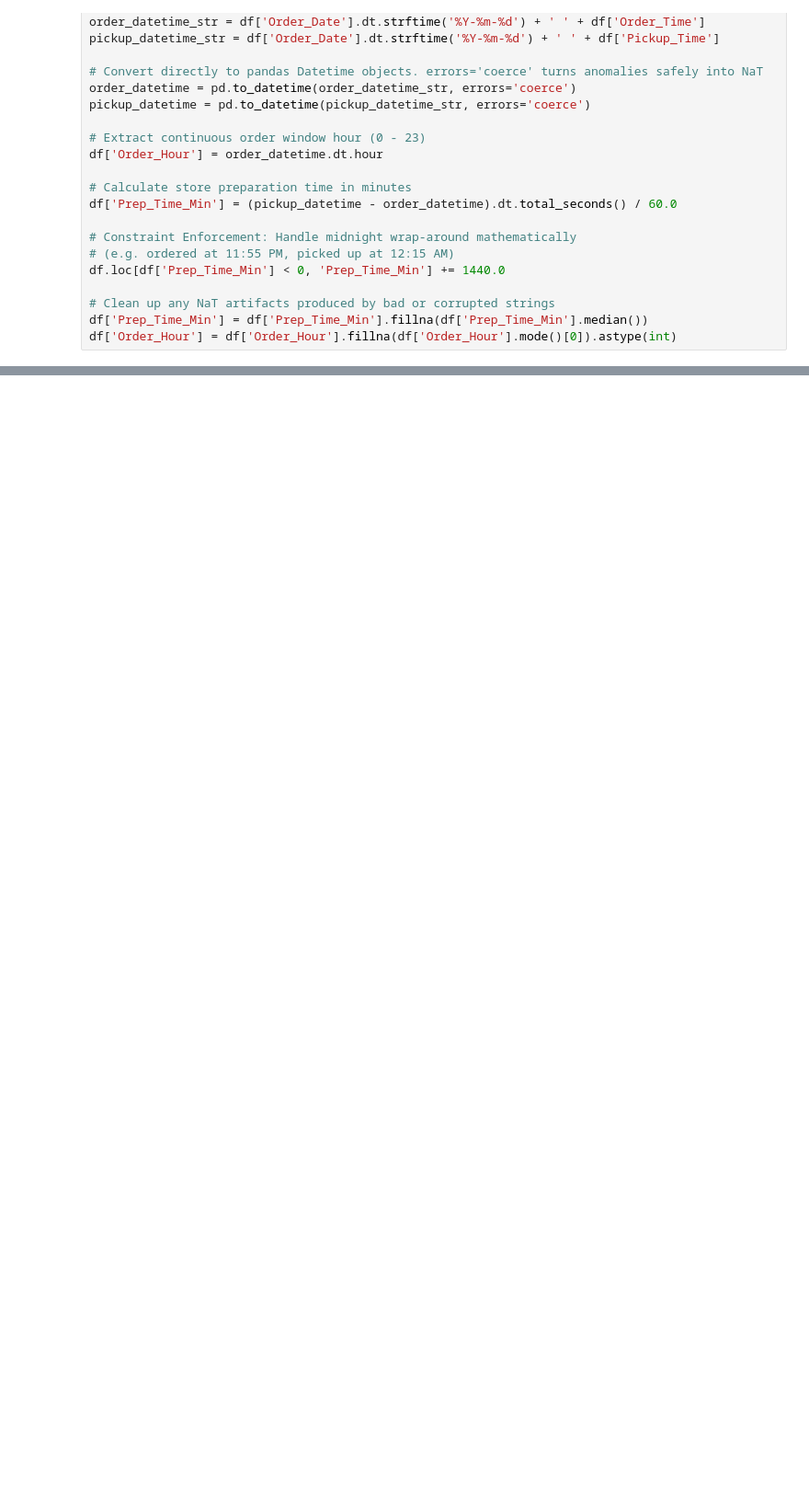
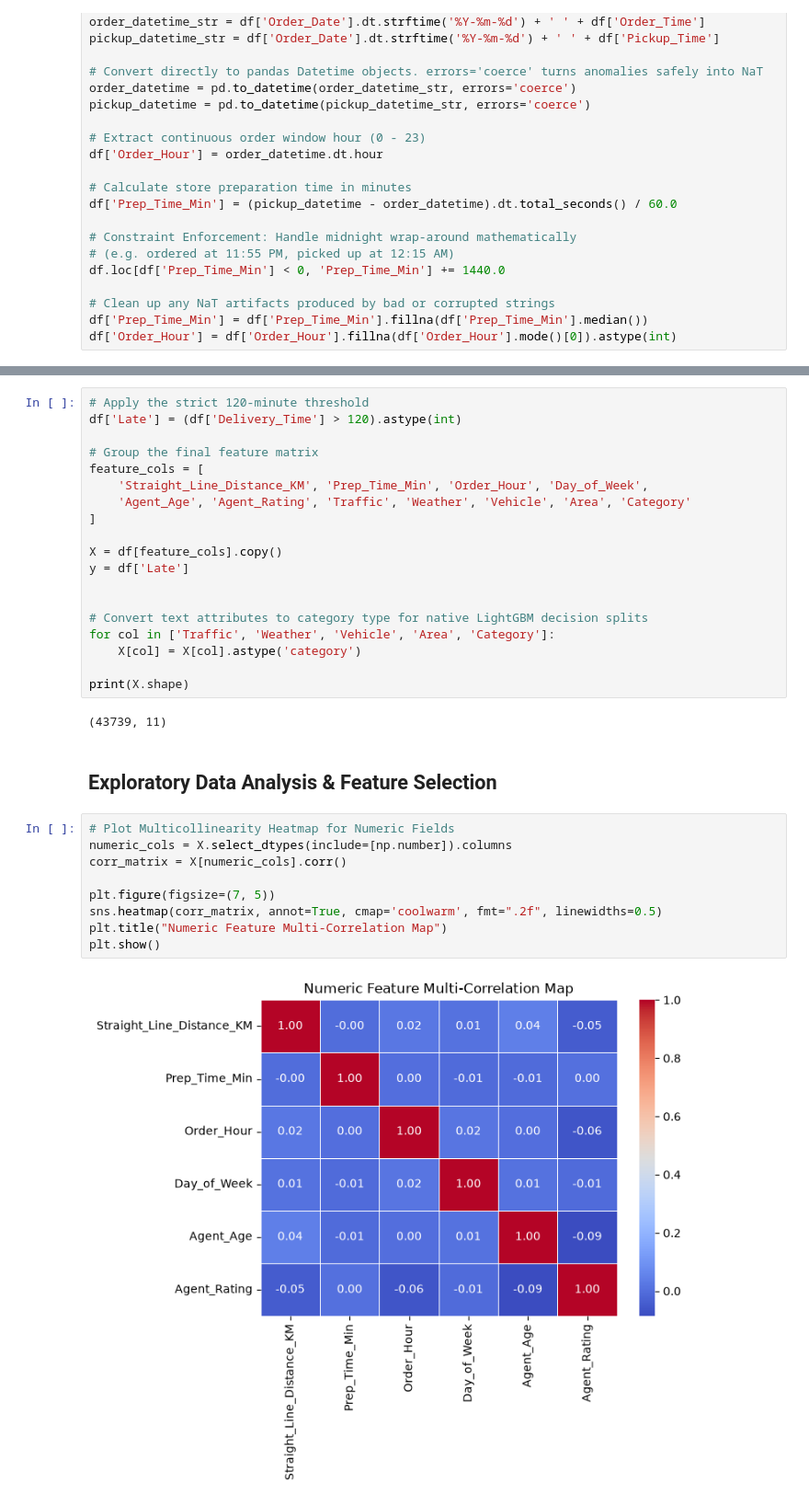
Before and after one commit to Michael-Nyawade/amazon-delivery-pmf-pdf-cdf, a Jupyter notebook: advanced-amazon-delivery.ipynb, the cells around one changed output, grey strips where cells are left out. Shown at 92% size. Saved outputs shown, nothing was run; the diff lists cells and outputs as text; blank space fills up the shorter version.

Commit message:
feat: group final features and formulate target

```diff
--- a/advanced-amazon-delivery.ipynb
+++ b/advanced-amazon-delivery.ipynb
@@ -148,0 +156,34 @@ df['Order_Hour'] = df['Order_Hour'].fillna(df['Order_Hour'].mode()[0]).astype(in
+# %%
+# Apply the strict 120-minute threshold
+df['Late'] = (df['Delivery_Time'] > 120).astype(int)
+
+# Group the final feature matrix
+feature_cols = [
+    'Straight_Line_Distance_KM', 'Prep_Time_Min', 'Order_Hour', 'Day_of_Week',
+    'Agent_Age', 'Agent_Rating', 'Traffic', 'Weather', 'Vehicle', 'Area', 'Category'
+]
+
+X = df[feature_cols].copy()
+y = df['Late']
+
+
+# Convert text attributes to category type for native LightGBM decision splits
+for col in ['Traffic', 'Weather', 'Vehicle', 'Area', 'Category']:
+    X[col] = X[col].astype('category')
+
+print(X.shape)
+# %% [output]
+(43739, 11)
+# %% [markdown]
+## Exploratory Data Analysis & Feature Selection
+# %%
+# Plot Multicollinearity Heatmap for Numeric Fields
+numeric_cols = X.select_dtypes(include=[np.number]).columns
+corr_matrix = X[numeric_cols].corr()
+
+plt.figure(figsize=(7, 5))
+sns.heatmap(corr_matrix, annot=True, cmap='coolwarm', fmt=".2f", linewidths=0.5)
+plt.title("Numeric Feature Multi-Correlation Map")
+plt.show()
+# %% [output]
+[figure, added]
```
Also changed, not shown: parts of 2 cells of this notebook.
